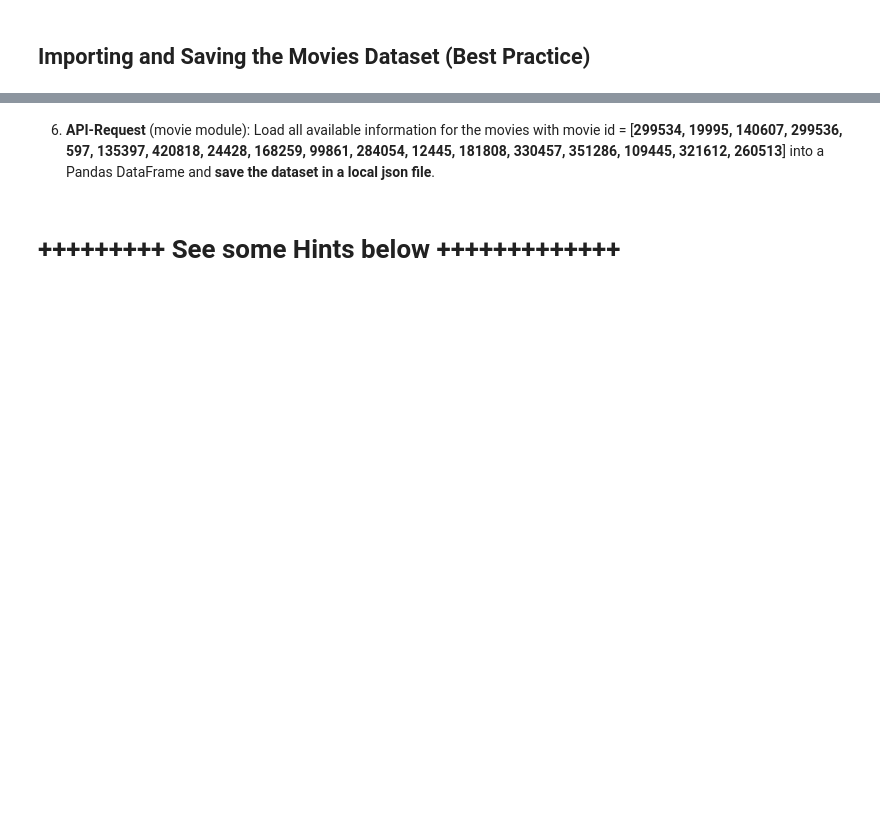
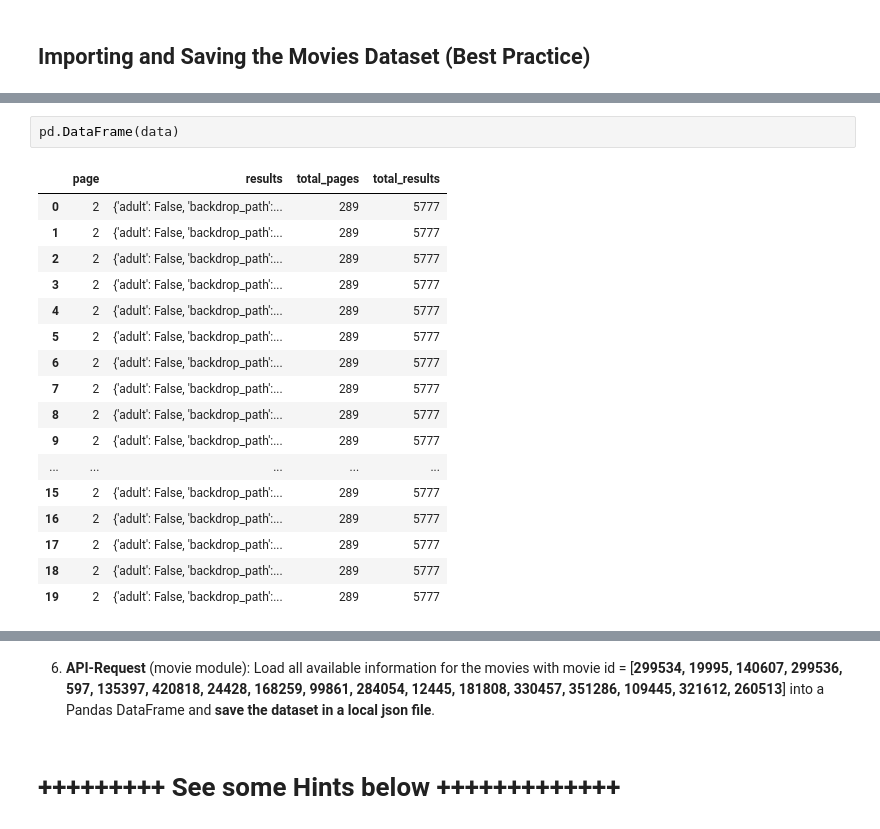
Before and after one commit to Jamal811/Data-Science, a Jupyter notebook: Data-Scince-Projectbase/12-Projects-Data Science course/2 - Project 2 Data Import Working with APIs and JSON Movies Dataset/Project_02_ProjectBrief_blank.ipynb, the cells around one changed output, grey strips where cells are left out. Cells and saved outputs as stored; diff of their text form; blank space fills up the shorter version.

```diff
--- a/Data-Scince-Projectbase/12-Projects-Data Science course/2 - Project 2 Data Import Working with APIs and JSON Movies Dataset/Project_02_ProjectBrief_blank.ipynb
+++ b/Data-Scince-Projectbase/12-Projects-Data Science course/2 - Project 2 Data Import Working with APIs and JSON Movies Dataset/Project_02_ProjectBrief_blank.ipynb
@@ -352,0 +381,20 @@ See https://www.themoviedb.org/documentation/api/discover and https://developers
+# %%
+pd.DataFrame(data)
+# %% [output]
+|  | page | results | total_pages | total_results |
+| 0 | 2 | {'adult': False, 'backdrop_path':... | 289 | 5777 |
+| 1 | 2 | {'adult': False, 'backdrop_path':... | 289 | 5777 |
+| 2 | 2 | {'adult': False, 'backdrop_path':... | 289 | 5777 |
+| 3 | 2 | {'adult': False, 'backdrop_path':... | 289 | 5777 |
+| 4 | 2 | {'adult': False, 'backdrop_path':... | 289 | 5777 |
+| 5 | 2 | {'adult': False, 'backdrop_path':... | 289 | 5777 |
+| 6 | 2 | {'adult': False, 'backdrop_path':... | 289 | 5777 |
+| 7 | 2 | {'adult': False, 'backdrop_path':... | 289 | 5777 |
+| 8 | 2 | {'adult': False, 'backdrop_path':... | 289 | 5777 |
+| 9 | 2 | {'adult': False, 'backdrop_path':... | 289 | 5777 |
+| ... | ... | ... | ... | ... |
+| 15 | 2 | {'adult': False, 'backdrop_path':... | 289 | 5777 |
+| 16 | 2 | {'adult': False, 'backdrop_path':... | 289 | 5777 |
+| 17 | 2 | {'adult': False, 'backdrop_path':... | 289 | 5777 |
+| 18 | 2 | {'adult': False, 'backdrop_path':... | 289 | 5777 |
+| 19 | 2 | {'adult': False, 'backdrop_path':... | 289 | 5777 |
```
Also changed, not shown: parts of 6 cells of this notebook.
